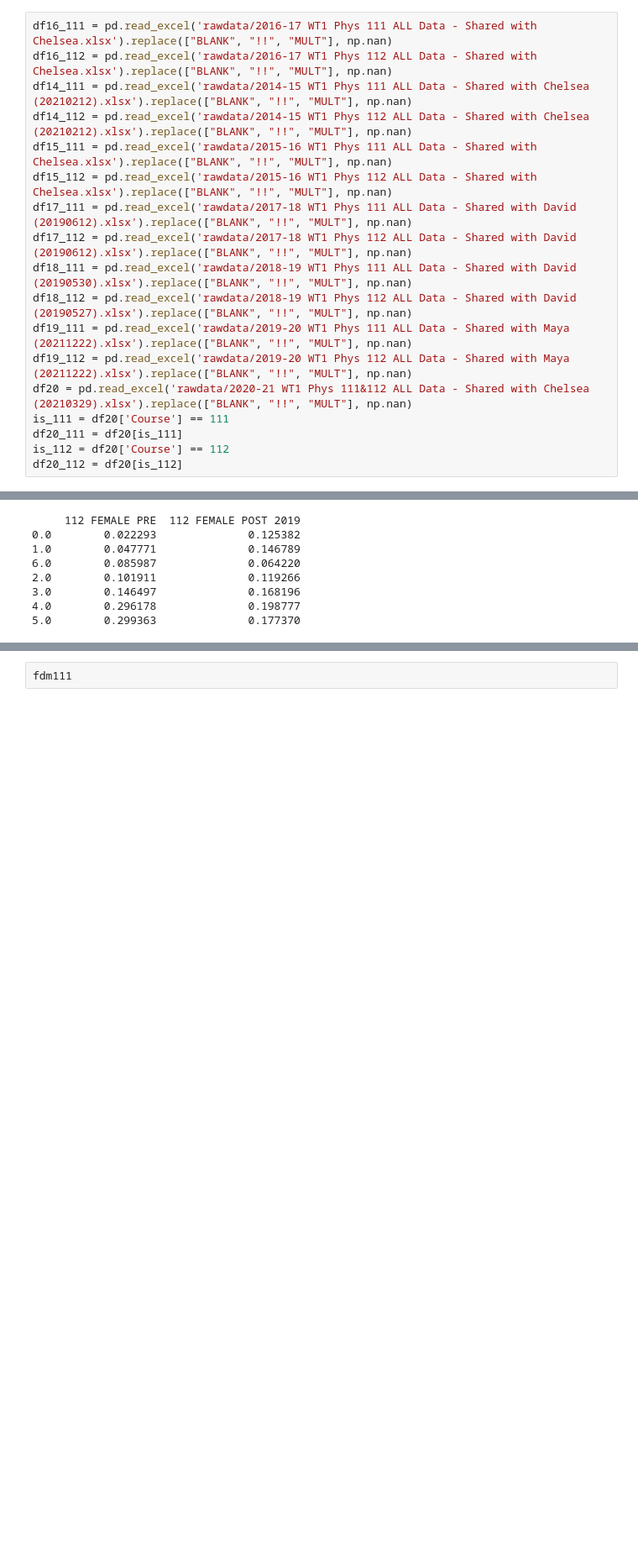
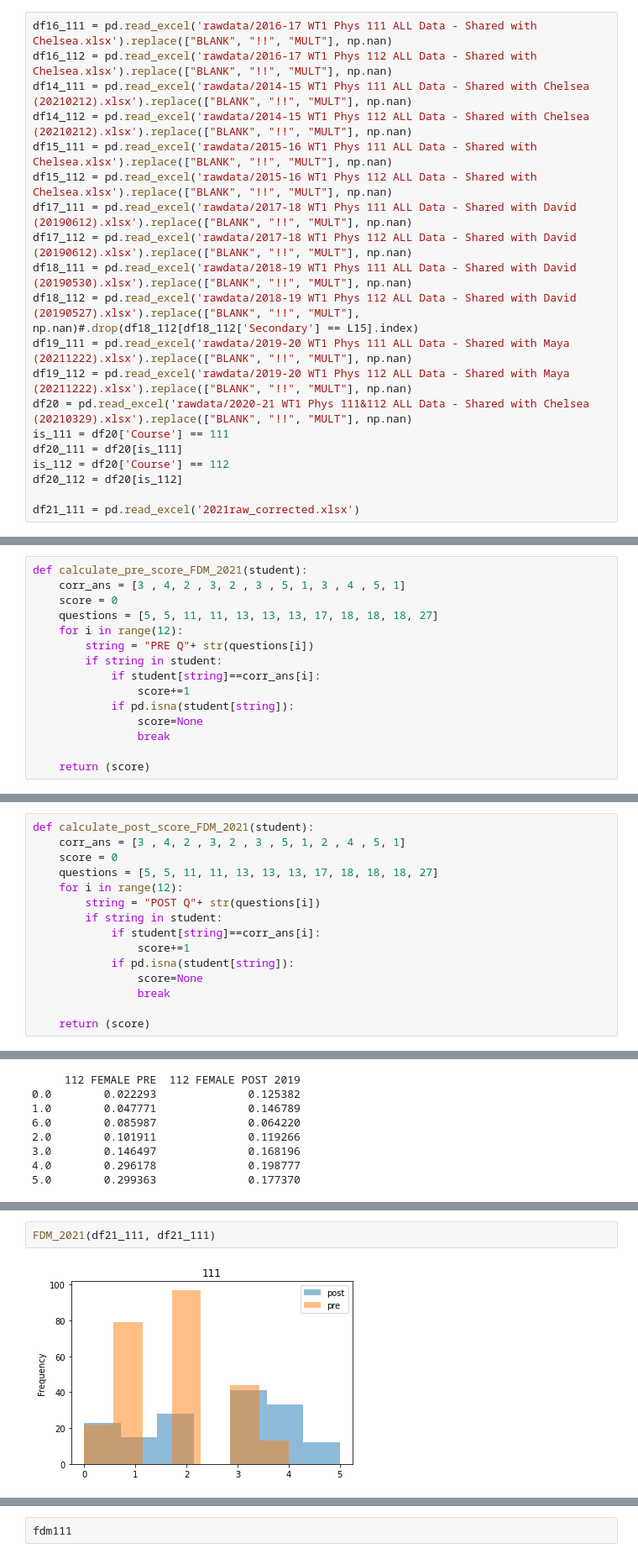
Before and after one commit to maya-patel/Honours-FCI-data, a Jupyter notebook: By_Question_FDM_Clean.ipynb, the cells around one changed output, grey strips where cells are left out. Shown at 84% size. Cells and saved outputs as stored; diff of their text form; blank space fills up the shorter version.

```diff
--- a/By_Question_FDM_Clean.ipynb
+++ b/By_Question_FDM_Clean.ipynb
@@ -13,7 +13,7 @@ df15_112 = pd.read_excel('rawdata/2015-16 WT1 Phys 112 ALL Data - Shared with Ch
 df17_111 = pd.read_excel('rawdata/2017-18 WT1 Phys 111 ALL Data - Shared with David (20190612).xlsx').replace(["BLANK", "!!", "MULT"], np.nan)
 df17_112 = pd.read_excel('rawdata/2017-18 WT1 Phys 112 ALL Data - Shared with David (20190612).xlsx').replace(["BLANK", "!!", "MULT"], np.nan)
 df18_111 = pd.read_excel('rawdata/2018-19 WT1 Phys 111 ALL Data - Shared with David (20190530).xlsx').replace(["BLANK", "!!", "MULT"], np.nan)
-df18_112 = pd.read_excel('rawdata/2018-19 WT1 Phys 112 ALL Data - Shared with David (20190527).xlsx').replace(["BLANK", "!!", "MULT"], np.nan)
+df18_112 = pd.read_excel('rawdata/2018-19 WT1 Phys 112 ALL Data - Shared with David (20190527).xlsx').replace(["BLANK", "!!", "MULT"], np.nan)#.drop(df18_112[df18_112['Secondary'] == L15].index)
 df19_111 = pd.read_excel('rawdata/2019-20 WT1 Phys 111 ALL Data - Shared with Maya (20211222).xlsx').replace(["BLANK", "!!", "MULT"], np.nan)
 df19_112 = pd.read_excel('rawdata/2019-20 WT1 Phys 112 ALL Data - Shared with Maya (20211222).xlsx').replace(["BLANK", "!!", "MULT"], np.nan)
 df20 = pd.read_excel('rawdata/2020-21 WT1 Phys 111&112 ALL Data - Shared with Chelsea (20210329).xlsx').replace(["BLANK", "!!", "MULT"], np.nan)
@@ -21,6 +21,8 @@ is_111 = df20['Course'] == 111
 df20_111 = df20[is_111]
 is_112 = df20['Course'] == 112
 df20_112 = df20[is_112]
+
+df21_111 = pd.read_excel('2021raw_corrected.xlsx')
 # %%
 def calculate_pre_score_FDM(student):
     corr_ans = ['C' , 'D', 'B' , 'C', 'B' , 'C' , 'E', 'A', 'C' , 'D' , 'E', 'A']
@@ -36,6 +38,21 @@ def calculate_pre_score_FDM(student):
                 break
 
     return (score)
+# %%
+def calculate_pre_score_FDM_2021(student):
+    corr_ans = [3 , 4, 2 , 3, 2 , 3 , 5, 1, 3 , 4 , 5, 1]
+    score = 0
+    questions = [5, 5, 11, 11, 13, 13, 13, 17, 18, 18, 18, 27]
+    for i in range(12):
+        string = "PRE Q"+ str(questions[i])
+        if string in student:
+            if student[string]==corr_ans[i]:
+                score+=1
+            if pd.isna(student[string]):
+                score=None
+                break
+
+    return (score)
 # %%
 def calculate_pre_score_FDM_2020(student):
     corr_ans = [3 , 4, 2 , 3, 2 , 3 , 5, 1, 3 , 4 , 5, 1]
@@ -66,6 +83,21 @@ def calculate_post_score_FDM(student):
                 break
 
     return (score)
+# %%
+def calculate_post_score_FDM_2021(student):
+    corr_ans = [3 , 4, 2 , 3, 2 , 3 , 5, 1, 2 , 4 , 5, 1]
+    score = 0
+    questions = [5, 5, 11, 11, 13, 13, 13, 17, 18, 18, 18, 27]
+    for i in range(12):
+        string = "POST Q"+ str(questions[i])
+        if string in student:
+            if student[string]==corr_ans[i]:
+                score+=1
+            if pd.isna(student[string]):
+                score=None
+                break
+
+    return (score)
 # %%
 def calculate_post_score_FDM_2020(student):
     corr_ans = [3 , 4, 2 , 3, 2 , 3 , 5, 1, 3 , 4 , 5, 1]
@@ -433,0 +552,4 @@ FDM(df19_111, df19_112, "2019")
+# %%
+FDM_2021(df21_111, df21_111)
+# %% [output]
+[figure, added]
```
Also changed, not shown: parts of 7 cells of this notebook, 18 other files.
